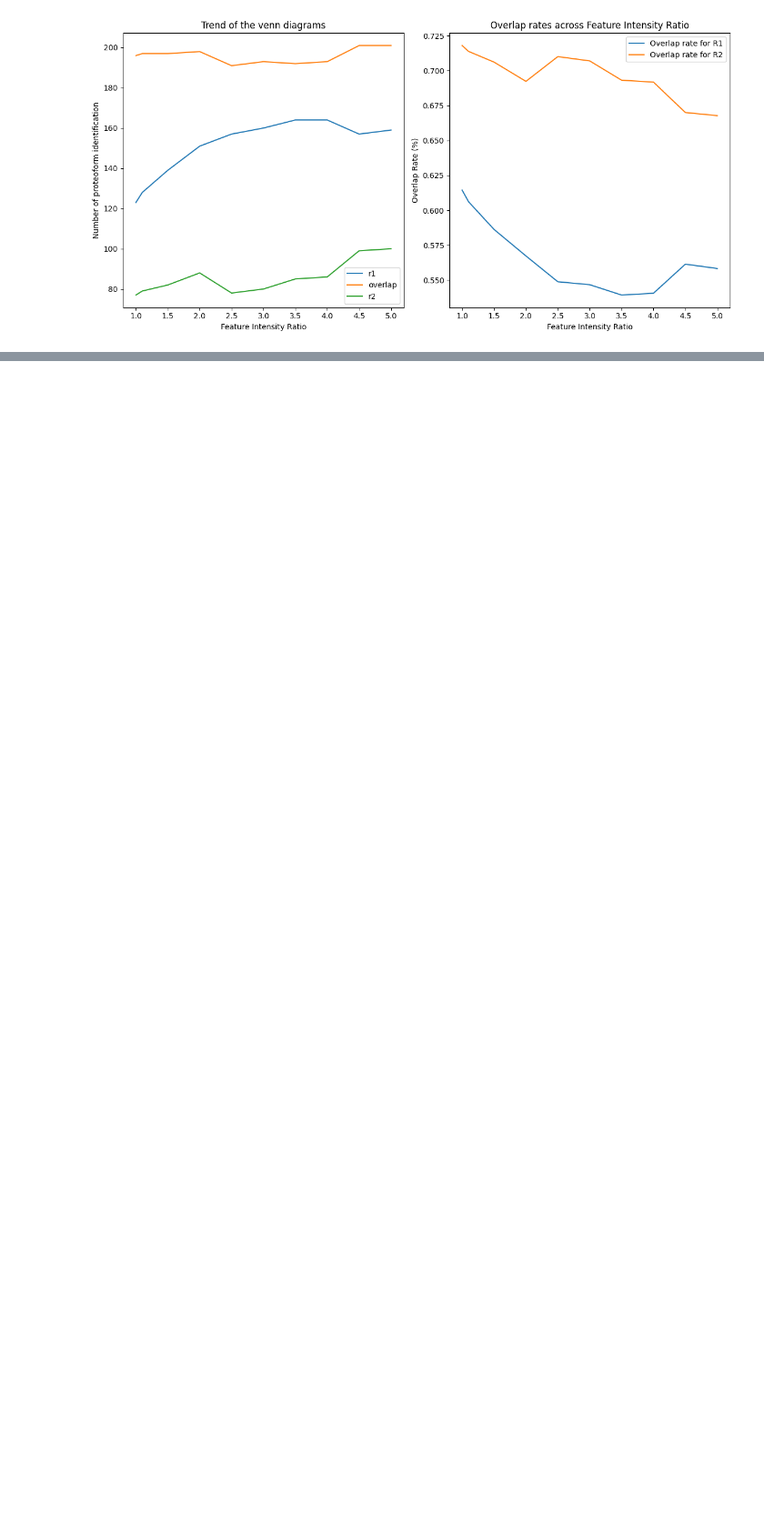
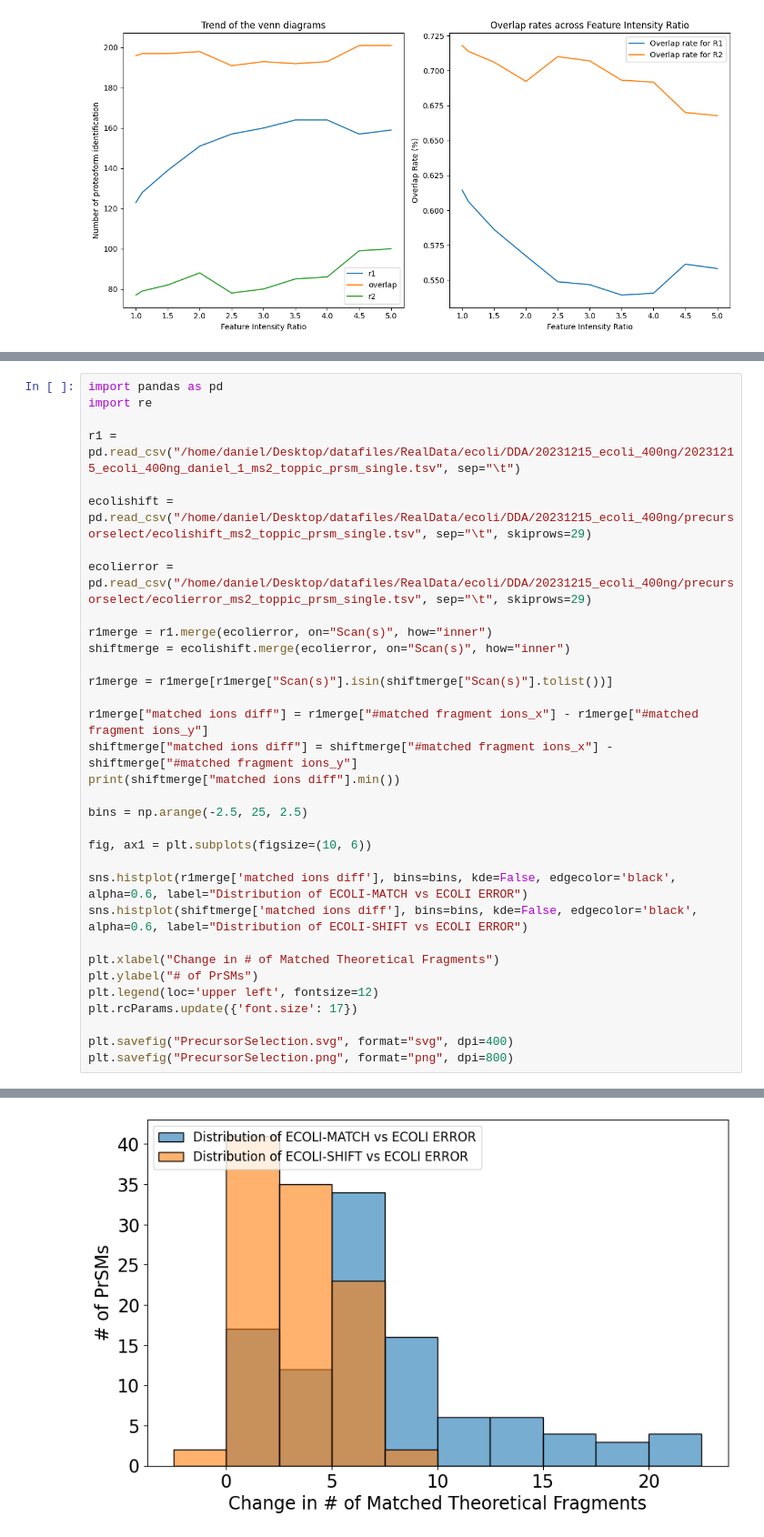
Before and after one commit to todanielwang/TopMPI, a Jupyter notebook: notebook.ipynb, the cells around one changed output, grey strips where cells are left out. Shown at 91% size. Drawn from its saved outputs; the diff is of its cells as text; blank space fills up the shorter version.

```diff
--- a/notebook.ipynb
+++ b/notebook.ipynb
@@ -2653,0 +3603,34 @@ result.to_csv(dir + "newproteoformoverlapanalysis.tsv", sep="\t")
+# %%
+import pandas as pd
+import re
+
+r1 = pd.read_csv("/home/daniel/Desktop/datafiles/RealData/ecoli/DDA/20231215_ecoli_400ng/20231215_ecoli_400ng_daniel_1_ms2_toppic_prsm_single.tsv", sep="\t")
+
+ecolishift = pd.read_csv("/home/daniel/Desktop/datafiles/RealData/ecoli/DDA/20231215_ecoli_400ng/precursorselect/ecolishift_ms2_toppic_prsm_single.tsv", sep="\t", skiprows=29)
+
+ecolierror = pd.read_csv("/home/daniel/Desktop/datafiles/RealData/ecoli/DDA/20231215_ecoli_400ng/precursorselect/ecolierror_ms2_toppic_prsm_single.tsv", sep="\t", skiprows=29)
+
+r1merge = r1.merge(ecolierror, on="Scan(s)", how="inner")
+shiftmerge = ecolishift.merge(ecolierror, on="Scan(s)", how="inner")
+
+r1merge = r1merge[r1merge["Scan(s)"].isin(shiftmerge["Scan(s)"].tolist())]
+
+r1merge["matched ions diff"] = r1merge["#matched fragment ions_x"] - r1merge["#matched fragment ions_y"]
+shiftmerge["matched ions diff"] = shiftmerge["#matched fragment ions_x"] - shiftmerge["#matched fragment ions_y"]
+print(shiftmerge["matched ions diff"].min())
+
+bins = np.arange(-2.5, 25, 2.5)
+
+fig, ax1 = plt.subplots(figsize=(10, 6))
+
+sns.histplot(r1merge['matched ions diff'], bins=bins, kde=False, edgecolor='black', alpha=0.6, label="Distribution of ECOLI-MATCH vs ECOLI ERROR")
+sns.histplot(shiftmerge['matched ions diff'], bins=bins, kde=False, edgecolor='black', alpha=0.6, label="Distribution of ECOLI-SHIFT vs ECOLI ERROR")
+
+plt.xlabel("Change in # of Matched Theoretical Fragments")
+plt.ylabel("# of PrSMs")
+plt.legend(loc='upper left', fontsize=12)
+plt.rcParams.update({'font.size': 17})
+
+plt.savefig("PrecursorSelection.svg", format="svg", dpi=400)
+plt.savefig("PrecursorSelection.png", format="png", dpi=800)
+# %% [output]
@@ -2653,0 +3638 @@ result.to_csv(dir + "newproteoformoverlapanalysis.tsv", sep="\t")
+[figure, added]
```
Also changed, not shown: parts of 47 cells of this notebook, 23 other files.
